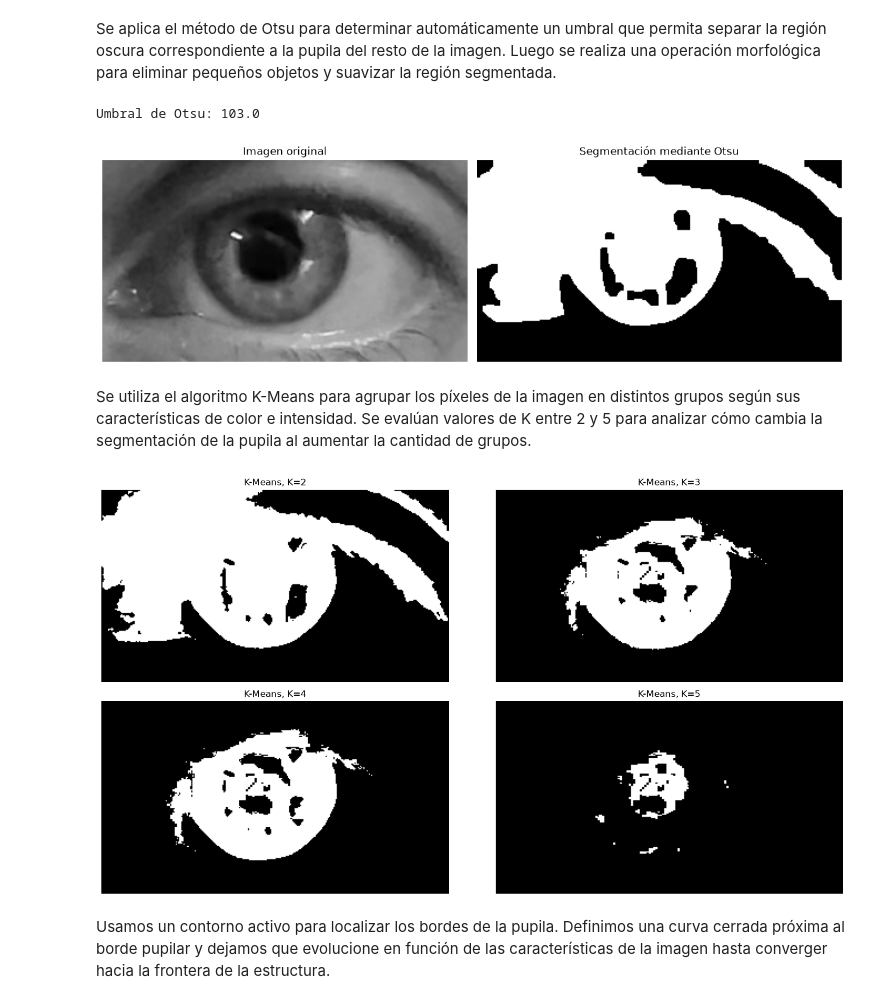
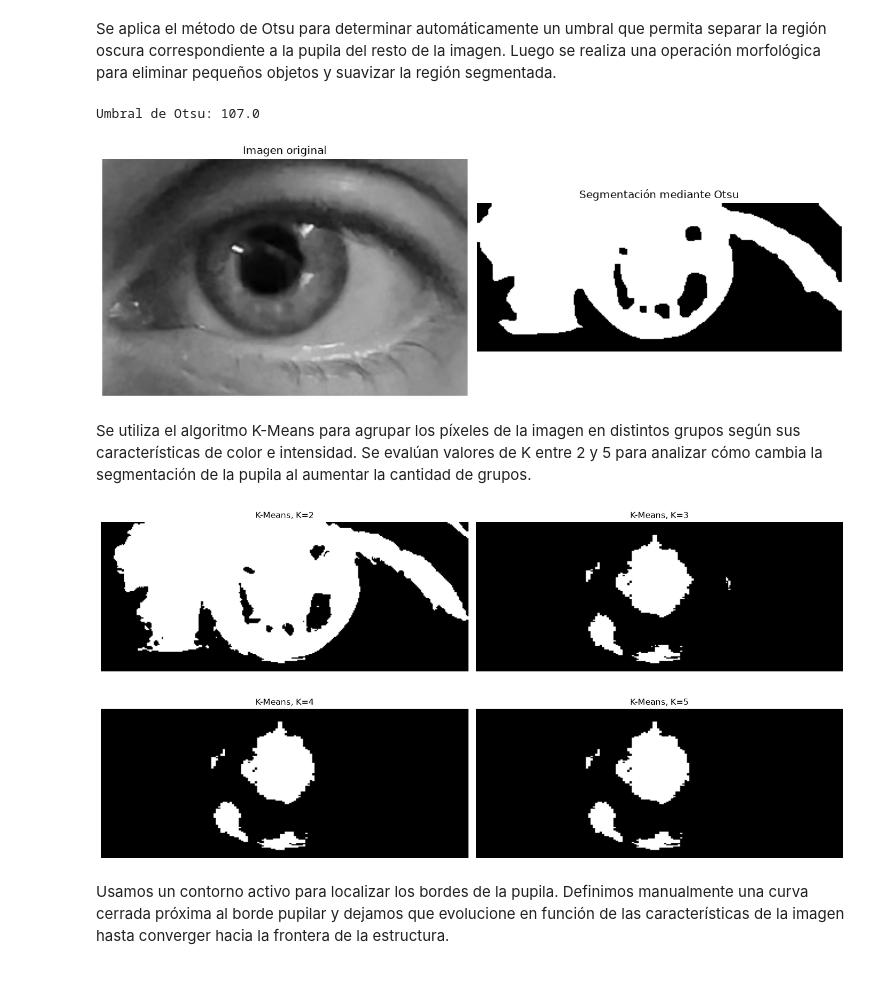
Before and after one commit to valjeon/PSIB_Guia_Imag_Biomed_Grupo15, a Jupyter notebook: notebooks/modulo2.ipynb, the cells around one changed output. Saved outputs shown, nothing was run; the diff lists cells and outputs as text; code cells hidden in the pictures.

```diff
--- a/notebooks/modulo2.ipynb
+++ b/notebooks/modulo2.ipynb
@@ -13,6 +13,16 @@ print("Ancho:", int(cap.get(cv2.CAP_PROP_FRAME_WIDTH)))
 print("Alto:", int(cap.get(cv2.CAP_PROP_FRAME_HEIGHT)))
 
 cap.release()
+
+ROI_PATH = "../data/reference/roi_A_gray.png"
+
+roi_gray = cv2.imread(ROI_PATH, cv2.IMREAD_GRAYSCALE)
+
+if roi_gray is None:
+    raise RuntimeError(f"No se pudo cargar la ROI: {ROI_PATH}")
+
+print("ROI cargada correctamente.")
+print("Dimensiones:", roi_gray.shape)
 # %% [output]
 Video abierto: True
 Cantidad de frames: 956
@@ -62,15 +35,0 @@ Cancel the selection process by pressing c button!
-# %%
-gray = cv2.cvtColor(eye_rgb, cv2.COLOR_BGR2GRAY)
-
-plt.subplot(1, 2, 1)
-plt.imshow(eye_rgb)
-plt.title("Frame original")
-plt.axis("off")
-
-plt.subplot(1, 2, 2)
-plt.imshow(gray, cmap="gray")
-plt.title("Frame en escala de grises")
-plt.axis("off")
-
-plt.tight_layout()
-plt.show()
@@ -79,52 +36,50 @@ plt.show()
 # %% [markdown]
 Se aplica el método de Otsu para determinar automáticamente un umbral que permita separar la región oscura correspondiente a la pupila del resto de la imagen. Luego se realiza una operación morfológica para eliminar pequeños objetos y suavizar la región segmentada.
 # %%
-blur = cv2.GaussianBlur(gray, (5, 5), 0)
+blur = cv2.GaussianBlur(roi_gray, (5, 5), sigmaX=2)
 
 threshold, mask_otsu = cv2.threshold(
     blur,
     0,
     255,
     cv2.THRESH_BINARY_INV + cv2.THRESH_OTSU
 )
 
 kernel = np.ones((5, 5), np.uint8)
-
-mask_otsu = cv2.morphologyEx(
-    mask_otsu,
-    cv2.MORPH_OPEN,
-    kernel
-)
 
 mask_otsu = cv2.morphologyEx(
     mask_otsu,
     cv2.MORPH_CLOSE,
     kernel
 )
 
 print("Umbral de Otsu:", threshold)
 
 plt.figure(figsize=(12, 5))
 
 plt.subplot(1, 2, 1)
 plt.imshow(gray, cmap="gray")
 plt.title("Imagen original")
 plt.axis("off")
 
 plt.subplot(1, 2, 2)
 plt.imshow(mask_otsu, cmap="gray")
 plt.title("Segmentación mediante Otsu")
 plt.axis("off")
 
 plt.tight_layout()
 plt.show()
 # %% [output]
-Umbral de Otsu: 103.0
+Umbral de Otsu: 107.0
-[figure, old version]
+[figure, new version]
 # %% [markdown]
 Se utiliza el algoritmo K-Means para agrupar los píxeles de la imagen en distintos grupos según sus características de color e intensidad. Se evalúan valores de K entre 2 y 5 para analizar cómo cambia la segmentación de la pupila al aumentar la cantidad de grupos.
 # %%
-hsv = cv2.cvtColor(eye_rgb, cv2.COLOR_BGR2HSV)
+ROI_RGB_PATH = "../data/reference/roi_A_rgb.png"
+
+roi_rgb = cv2.imread(ROI_RGB_PATH)
+
+hsv = cv2.cvtColor(roi_rgb, cv2.COLOR_BGR2HSV)
 pixels = hsv.reshape((-1, 3)).astype(np.float32)
 criteria = (cv2.TERM_CRITERIA_EPS + cv2.TERM_CRITERIA_MAX_ITER, 100, 0.2)
 results_kmeans = {}
@@ -158,9 +113,9 @@ for i, k in enumerate(range(2, 6)):
 plt.tight_layout()
 plt.show()
 # %% [output]
-[figure, old version]
+[figure, new version]
 # %% [markdown]
-Usamos un contorno activo para localizar los bordes de la pupila. Definimos una curva cerrada próxima al borde pupilar y dejamos que evolucione en función de las características de la imagen hasta converger hacia la frontera de la estructura.
+Usamos un contorno activo para localizar los bordes de la pupila. Definimos manualmente una curva cerrada próxima al borde pupilar y dejamos que evolucione en función de las características de la imagen hasta converger hacia la frontera de la estructura.
 # %%
 from skimage.segmentation import active_contour
 from skimage.filters import gaussian
```
Also changed, not shown: parts of 12 cells of this notebook, 3 other files.
